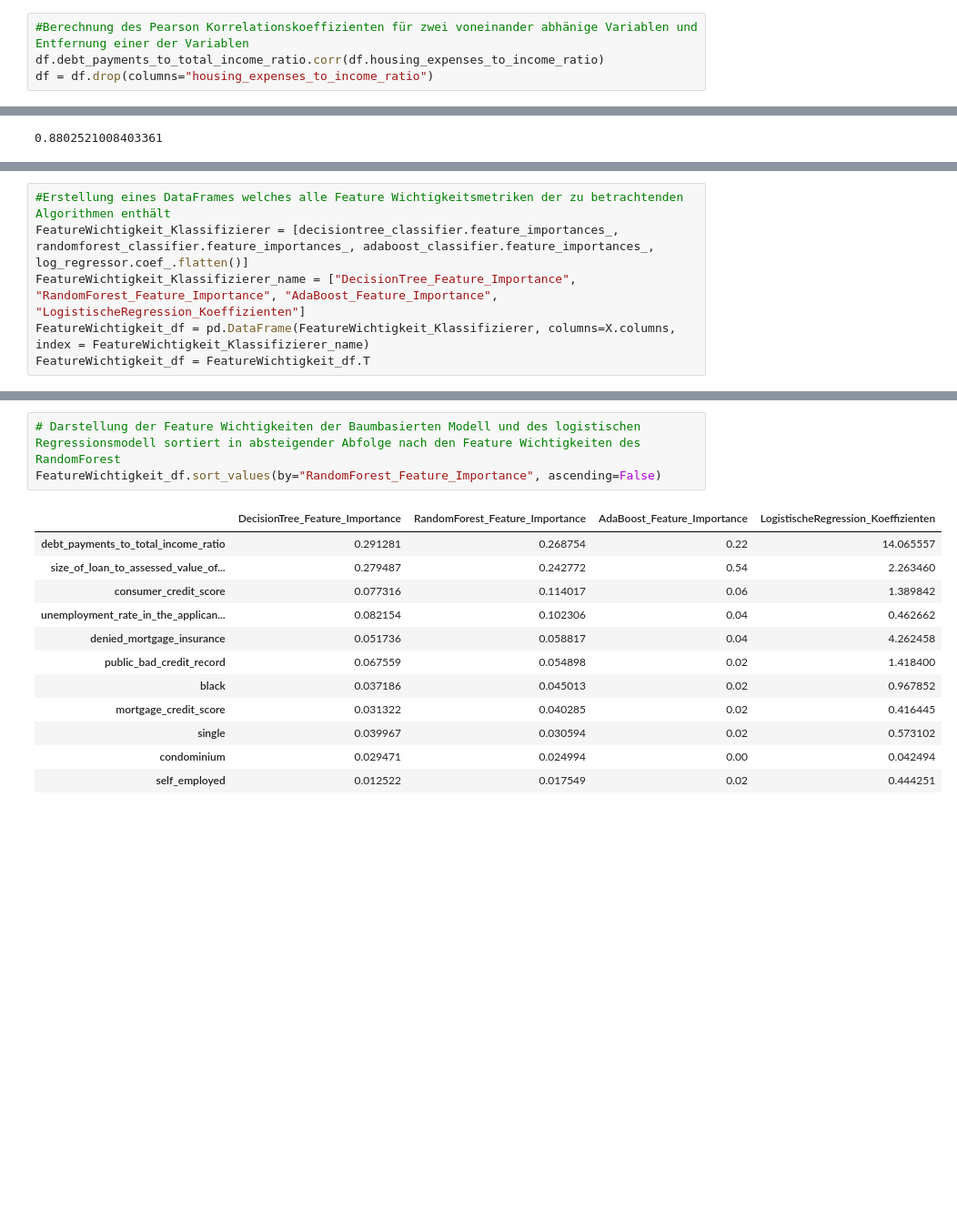
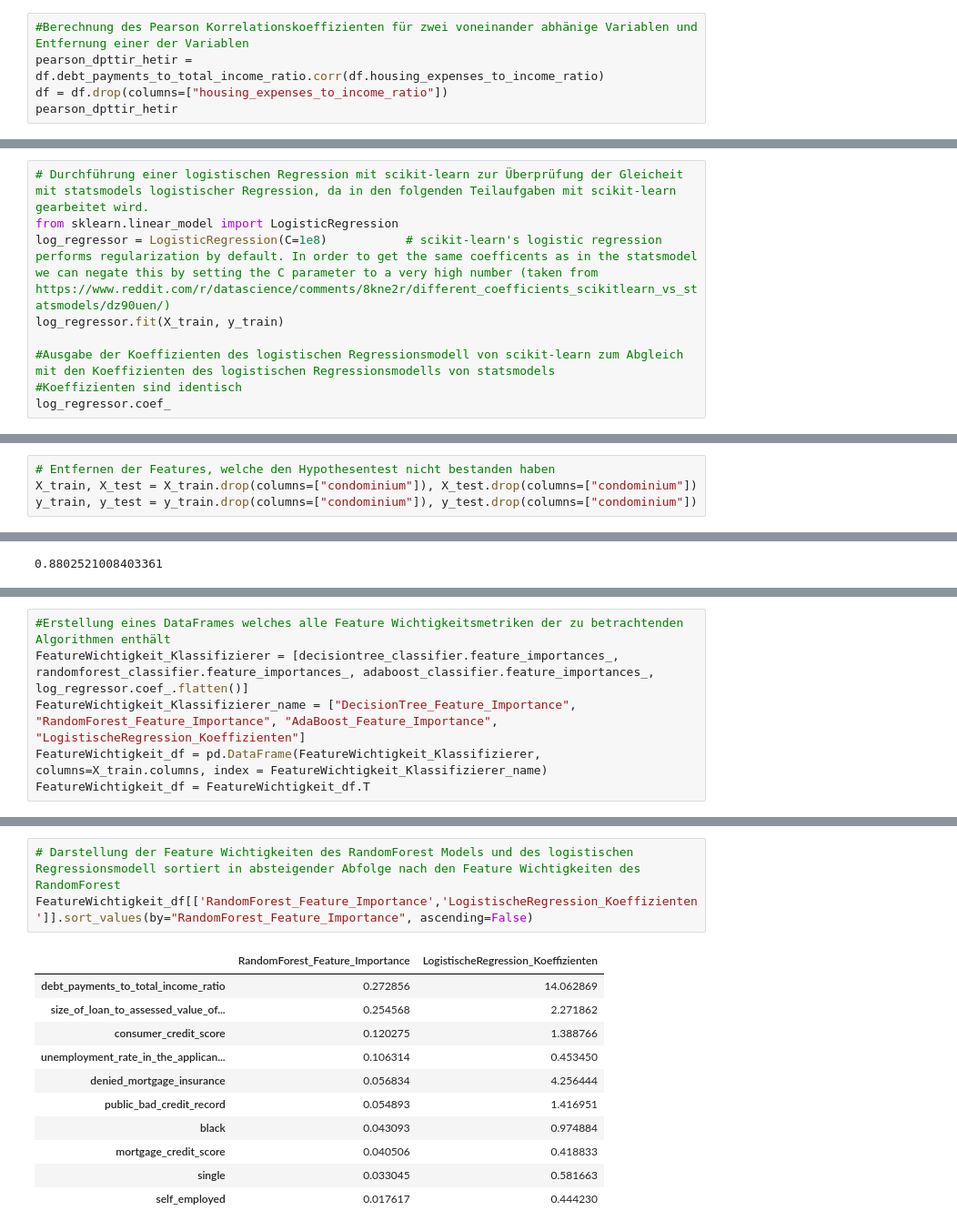
Before and after one commit to u-adrian/PSDA, a Jupyter notebook: 01_Exercise/Aufgabe_5.ipynb, the cells around one changed output, grey strips where cells are left out. Shown at 91% size. Saved outputs shown, nothing was run; the diff lists cells and outputs as text; blank space fills up the shorter version.

```diff
--- a/01_Exercise/Aufgabe_5.ipynb
+++ b/01_Exercise/Aufgabe_5.ipynb
@@ -203,5 +215,6 @@ memory usage: 260.3 KB
 In Teilaufgabe a in dem Scatterplot von **debt_payments_to_total_income_ratio** und **housing_expenses_to_income_ratio** haben wir gesehen, dass eine lineare Korrelation zwischen den beiden obigen Featuren vorliegt. Die Berechnung der Pearson Korrelation ergibt einen hohen Wert in Höhe von 0.78. Demnach wäre es sinnvoll eine der Variablen zu entfernen.
 # %%
 #Berechnung des Pearson Korrelationskoeffizienten für zwei voneinander abhänige Variablen und Entfernung einer der Variablen
-df.debt_payments_to_total_income_ratio.corr(df.housing_expenses_to_income_ratio)
-df = df.drop(columns="housing_expenses_to_income_ratio")
+pearson_dpttir_hetir = df.debt_payments_to_total_income_ratio.corr(df.housing_expenses_to_income_ratio)
+df = df.drop(columns=["housing_expenses_to_income_ratio"])
+pearson_dpttir_hetir
@@ -330,0 +361,9 @@ In der tatsächlichen Optimierung und Anwendung eines ML Klassifikators würde m
+# %%
+# Durchführung einer logistischen Regression mit scikit-learn zur Überprüfung der Gleicheit mit statsmodels logistischer Regression, da in den folgenden Teilaufgaben mit scikit-learn gearbeitet wird.
+from sklearn.linear_model import LogisticRegression
+log_regressor = LogisticRegression(C=1e8)           # scikit-learn's logistic regression performs regularization by default. In order to get the same coefficents as in the statsmodel we can negate this by setting the C parameter to a very high number (taken from https://www.reddit.com/r/datascience/comments/8kne2r/different_coefficients_scikitlearn_vs_statsmodels/dz90uen/)
+log_regressor.fit(X_train, y_train)
+
+#Ausgabe der Koeffizienten des logistischen Regressionsmodell von scikit-learn zum Abgleich mit den Koeffizienten des logistischen Regressionsmodells von statsmodels
+#Koeffizienten sind identisch
+log_regressor.coef_
@@ -331 +374,5 @@ In der tatsächlichen Optimierung und Anwendung eines ML Klassifikators würde m
+# %%
+# Entfernen der Features, welche den Hypothesentest nicht bestanden haben
+X_train, X_test = X_train.drop(columns=["condominium"]), X_test.drop(columns=["condominium"])
+y_train, y_test = y_train.drop(columns=["condominium"]), y_test.drop(columns=["condominium"])
 # %%
@@ -450,7 +492,7 @@ Die Wichtigkeit der Features bei der logistischen Regression wird beispielsweise
 #Erstellung eines DataFrames welches alle Feature Wichtigkeitsmetriken der zu betrachtenden Algorithmen enthält
 FeatureWichtigkeit_Klassifizierer = [decisiontree_classifier.feature_importances_, randomforest_classifier.feature_importances_, adaboost_classifier.feature_importances_, log_regressor.coef_.flatten()]
 FeatureWichtigkeit_Klassifizierer_name = ["DecisionTree_Feature_Importance", "RandomForest_Feature_Importance", "AdaBoost_Feature_Importance", "LogistischeRegression_Koeffizienten"]
-FeatureWichtigkeit_df = pd.DataFrame(FeatureWichtigkeit_Klassifizierer, columns=X.columns, index = FeatureWichtigkeit_Klassifizierer_name)
+FeatureWichtigkeit_df = pd.DataFrame(FeatureWichtigkeit_Klassifizierer, columns=X_train.columns, index = FeatureWichtigkeit_Klassifizierer_name)
 FeatureWichtigkeit_df = FeatureWichtigkeit_df.T
 # %% [markdown]
 ### **Vergleich der Baumbasierten Modelle (Decision Tree, Random Forest und AdaBoost)**
@@ -476,16 +537,15 @@ Die relative Wichtigkeit der einzelenen Attribute ist unterschiedlich zwischen d
 # %%
-# Darstellung der Feature Wichtigkeiten der Baumbasierten Modell und des logistischen Regressionsmodell sortiert in absteigender Abfolge nach den Feature Wichtigkeiten des RandomForest
-FeatureWichtigkeit_df.sort_values(by="RandomForest_Feature_Importance", ascending=False)
+# Darstellung der Feature Wichtigkeiten des RandomForest Models und des logistischen Regressionsmodell sortiert in absteigender Abfolge nach den Feature Wichtigkeiten des RandomForest
+FeatureWichtigkeit_df[['RandomForest_Feature_Importance','LogistischeRegression_Koeffizienten']].sort_values(by="RandomForest_Feature_Importance", ascending=False)
 # %% [output]
-|  | DecisionTree_Feature_Importance | RandomForest_Feature_Importance | AdaBoost_Feature_Importance | LogistischeRegression_Koeffizienten |
-| debt_payments_to_total_income_ratio | 0.291281 | 0.268754 | 0.22 | 14.065557 |
-| size_of_loan_to_assessed_value_of... | 0.279487 | 0.242772 | 0.54 | 2.263460 |
-| consumer_credit_score | 0.077316 | 0.114017 | 0.06 | 1.389842 |
-| unemployment_rate_in_the_applican... | 0.082154 | 0.102306 | 0.04 | 0.462662 |
-| denied_mortgage_insurance | 0.051736 | 0.058817 | 0.04 | 4.262458 |
-| public_bad_credit_record | 0.067559 | 0.054898 | 0.02 | 1.418400 |
-| black | 0.037186 | 0.045013 | 0.02 | 0.967852 |
-| mortgage_credit_score | 0.031322 | 0.040285 | 0.02 | 0.416445 |
-| single | 0.039967 | 0.030594 | 0.02 | 0.573102 |
-| condominium | 0.029471 | 0.024994 | 0.00 | 0.042494 |
-| self_employed | 0.012522 | 0.017549 | 0.02 | 0.444251 |
+|  | RandomForest_Feature_Importance | LogistischeRegression_Koeffizienten |
+| debt_payments_to_total_income_ratio | 0.272856 | 14.062869 |
+| size_of_loan_to_assessed_value_of... | 0.254568 | 2.271862 |
+| consumer_credit_score | 0.120275 | 1.388766 |
+| unemployment_rate_in_the_applican... | 0.106314 | 0.453450 |
+| denied_mortgage_insurance | 0.056834 | 4.256444 |
+| public_bad_credit_record | 0.054893 | 1.416951 |
+| black | 0.043093 | 0.974884 |
+| mortgage_credit_score | 0.040506 | 0.418833 |
+| single | 0.033045 | 0.581663 |
+| self_employed | 0.017617 | 0.444230 |
```
Also changed, not shown: parts of 28 cells of this notebook.
